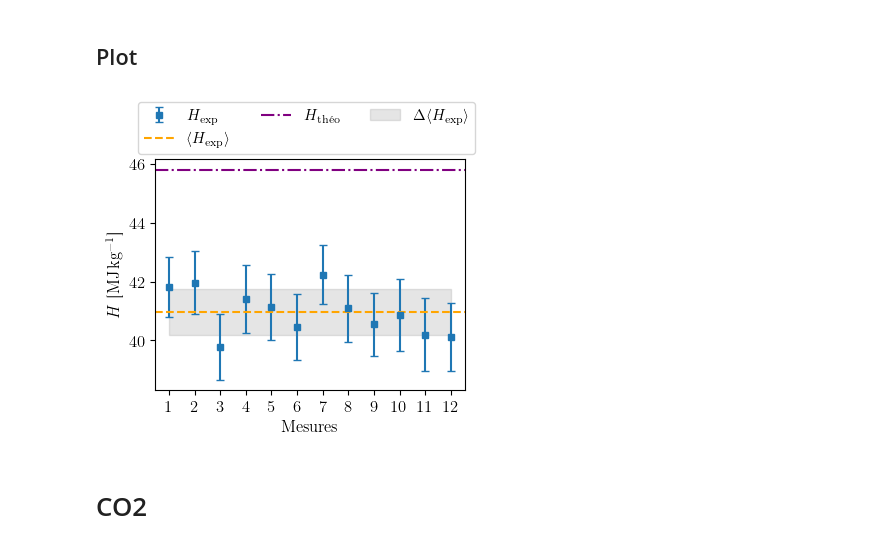
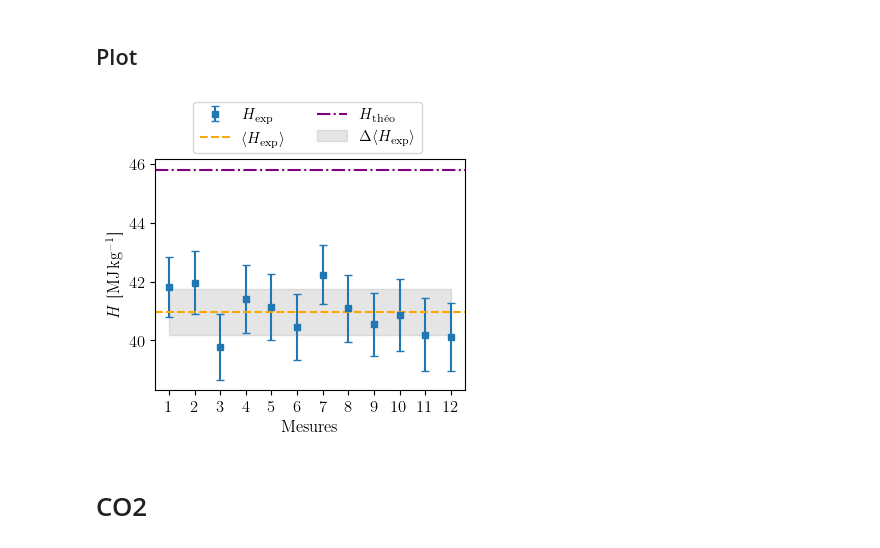
Before and after one commit to TomVdt/TPII-rapports, a Jupyter notebook: 06-C2-pouvoir-calorifique/analyse/exp2.ipynb, the cells around one changed output. Cells and saved outputs as stored; diff of their text form; code cells hidden in the pictures.

```diff
--- a/06-C2-pouvoir-calorifique/analyse/exp2.ipynb
+++ b/06-C2-pouvoir-calorifique/analyse/exp2.ipynb
@@ -81,20 +81,20 @@ Ecart relatif: (10.6+/-0.7)%
 # %%
 samples = np.arange(len(H))
 plt.errorbar(samples, unp.nominal_values(H), yerr=unp.std_devs(H), marker='s', ms=5, ls='none', label=r"$H_\textrm{exp}$")
 plt.fill_between(samples, H_avg.n - H_std_dev.n, H_avg.n + H_std_dev.n, color='tab:grey', alpha=0.2, label=r"$\Delta\langle H_\textrm{exp} \rangle$")
 
 plt.axhline(H_theo, color='purple', linestyle="-.", label=r"$H_\textrm{théo}$")
 plt.axhline(H_avg.n, color='orange', linestyle="--", label=r"$\langle H_\textrm{exp} \rangle$")
 
 plt.xticks(samples, samples + 1)
 # plt.xticks(samples, samples + 1, rotation=-45)
 plt.xlabel("Mesures")
 plt.ylabel(r"$H$ [\si{\mega\joule\per\kilo\gram}]")
-plt.legend(reverse=True, ncols=3, loc='upper left', bbox_to_anchor=(-0.08, 1.28))
+plt.legend(reverse=True, ncols=2, loc='upper left', bbox_to_anchor=(0.1, 1.28))
 
 plt.savefig('../figures/gaz_camping.pdf', bbox_inches="tight")
 # %% [output]
-[figure, old version]
+[figure, new version]
 # %% [markdown]
 # CO2
 # %%
```
Also changed, not shown: parts of 1 cell of this notebook, 9 other files.
